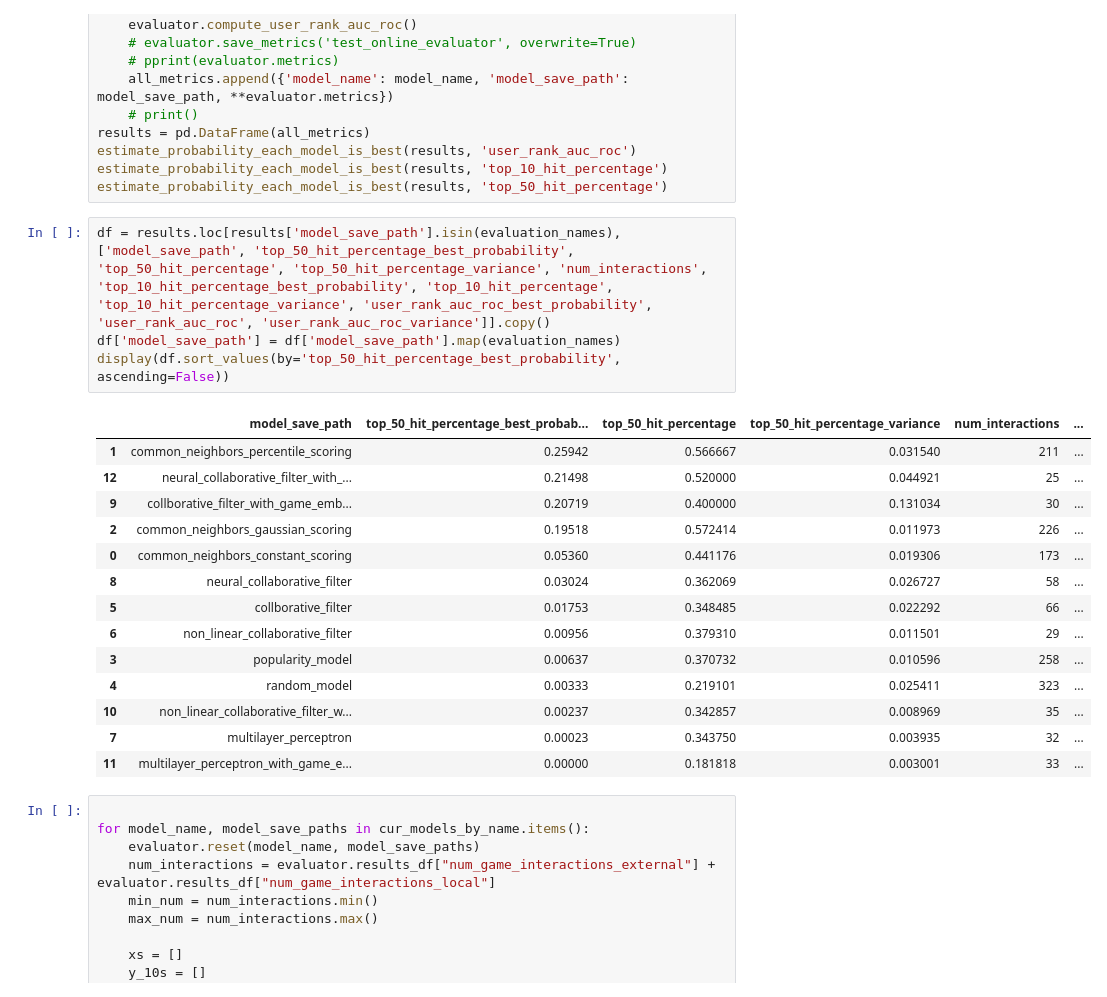
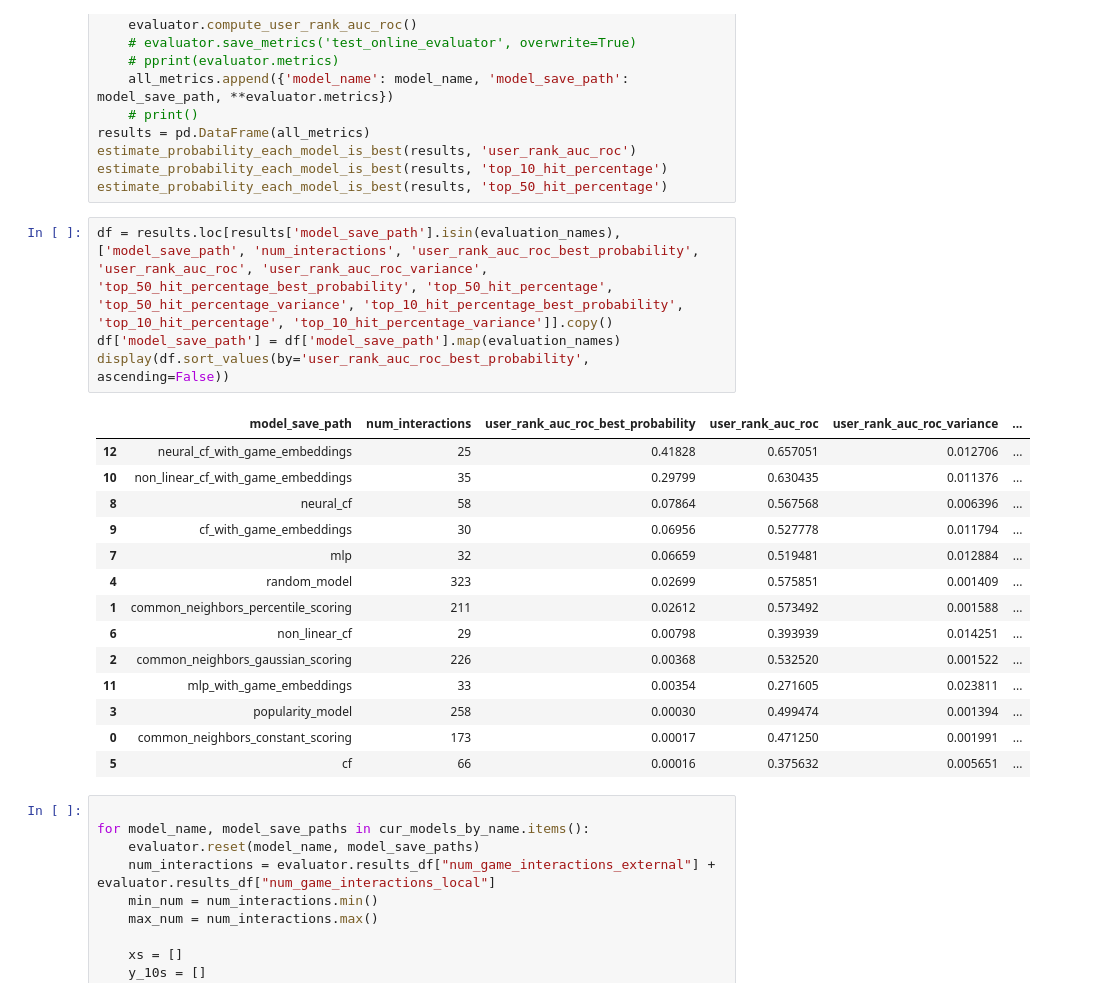
Before and after one commit to GitHubNoskcaj211/ml-projects-project, a Jupyter notebook: evaluation/test_online_evaluation.ipynb, the cells around one changed output. Drawn from its saved outputs; the diff is of its cells as text.

```diff
--- a/evaluation/test_online_evaluation.ipynb
+++ b/evaluation/test_online_evaluation.ipynb
@@ -93,24 +90,24 @@ estimate_probability_each_model_is_best(results, 'user_rank_auc_roc')
 estimate_probability_each_model_is_best(results, 'top_10_hit_percentage')
 estimate_probability_each_model_is_best(results, 'top_50_hit_percentage')
 # %%
-df = results.loc[results['model_save_path'].isin(evaluation_names), ['model_save_path', 'top_50_hit_percentage_best_probability', 'top_50_hit_percentage', 'top_50_hit_percentage_variance', 'num_interactions', 'top_10_hit_percentage_best_probability', 'top_10_hit_percentage', 'top_10_hit_percentage_variance', 'user_rank_auc_roc_best_probability', 'user_rank_auc_roc', 'user_rank_auc_roc_variance']].copy()
+df = results.loc[results['model_save_path'].isin(evaluation_names), ['model_save_path', 'num_interactions', 'user_rank_auc_roc_best_probability', 'user_rank_auc_roc', 'user_rank_auc_roc_variance', 'top_50_hit_percentage_best_probability', 'top_50_hit_percentage', 'top_50_hit_percentage_variance', 'top_10_hit_percentage_best_probability', 'top_10_hit_percentage', 'top_10_hit_percentage_variance']].copy()
 df['model_save_path'] = df['model_save_path'].map(evaluation_names)
-display(df.sort_values(by='top_50_hit_percentage_best_probability', ascending=False))
+display(df.sort_values(by='user_rank_auc_roc_best_probability', ascending=False))
 # %% [output]
-|  | model_save_path | top_50_hit_percentage_best_probab... | top_50_hit_percentage | top_50_hit_percentage_variance | num_interactions | ... |
-| 1 | common_neighbors_percentile_scoring | 0.25942 | 0.566667 | 0.031540 | 211 | ... |
-| 12 | neural_collaborative_filter_with_... | 0.21498 | 0.520000 | 0.044921 | 25 | ... |
-| 9 | collborative_filter_with_game_emb... | 0.20719 | 0.400000 | 0.131034 | 30 | ... |
-| 2 | common_neighbors_gaussian_scoring | 0.19518 | 0.572414 | 0.011973 | 226 | ... |
-| 0 | common_neighbors_constant_scoring | 0.05360 | 0.441176 | 0.019306 | 173 | ... |
-| 8 | neural_collaborative_filter | 0.03024 | 0.362069 | 0.026727 | 58 | ... |
-| 5 | collborative_filter | 0.01753 | 0.348485 | 0.022292 | 66 | ... |
-| 6 | non_linear_collaborative_filter | 0.00956 | 0.379310 | 0.011501 | 29 | ... |
-| 3 | popularity_model | 0.00637 | 0.370732 | 0.010596 | 258 | ... |
-| 4 | random_model | 0.00333 | 0.219101 | 0.025411 | 323 | ... |
-| 10 | non_linear_collaborative_filter_w... | 0.00237 | 0.342857 | 0.008969 | 35 | ... |
-| 7 | multilayer_perceptron | 0.00023 | 0.343750 | 0.003935 | 32 | ... |
-| 11 | multilayer_perceptron_with_game_e... | 0.00000 | 0.181818 | 0.003001 | 33 | ... |
+|  | model_save_path | num_interactions | user_rank_auc_roc_best_probability | user_rank_auc_roc | user_rank_auc_roc_variance | ... |
+| 12 | neural_cf_with_game_embeddings | 25 | 0.41828 | 0.657051 | 0.012706 | ... |
+| 10 | non_linear_cf_with_game_embeddings | 35 | 0.29799 | 0.630435 | 0.011376 | ... |
+| 8 | neural_cf | 58 | 0.07864 | 0.567568 | 0.006396 | ... |
+| 9 | cf_with_game_embeddings | 30 | 0.06956 | 0.527778 | 0.011794 | ... |
+| 7 | mlp | 32 | 0.06659 | 0.519481 | 0.012884 | ... |
+| 4 | random_model | 323 | 0.02699 | 0.575851 | 0.001409 | ... |
+| 1 | common_neighbors_percentile_scoring | 211 | 0.02612 | 0.573492 | 0.001588 | ... |
+| 6 | non_linear_cf | 29 | 0.00798 | 0.393939 | 0.014251 | ... |
+| 2 | common_neighbors_gaussian_scoring | 226 | 0.00368 | 0.532520 | 0.001522 | ... |
+| 11 | mlp_with_game_embeddings | 33 | 0.00354 | 0.271605 | 0.023811 | ... |
+| 3 | popularity_model | 258 | 0.00030 | 0.499474 | 0.001394 | ... |
+| 0 | common_neighbors_constant_scoring | 173 | 0.00017 | 0.471250 | 0.001991 | ... |
+| 5 | cf | 66 | 0.00016 | 0.375632 | 0.005651 | ... |
 # %%
 
 for model_name, model_save_paths in cur_models_by_name.items():
```
Also changed, not shown: parts of 3 cells of this notebook.
